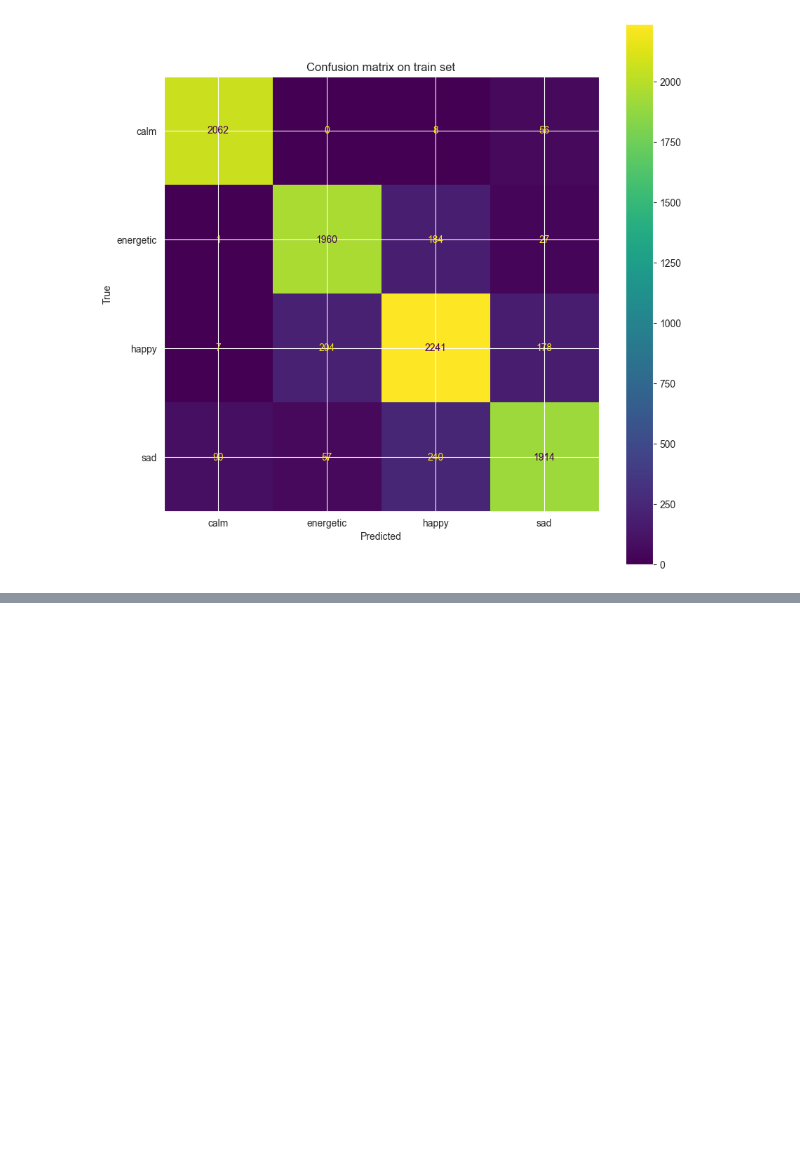
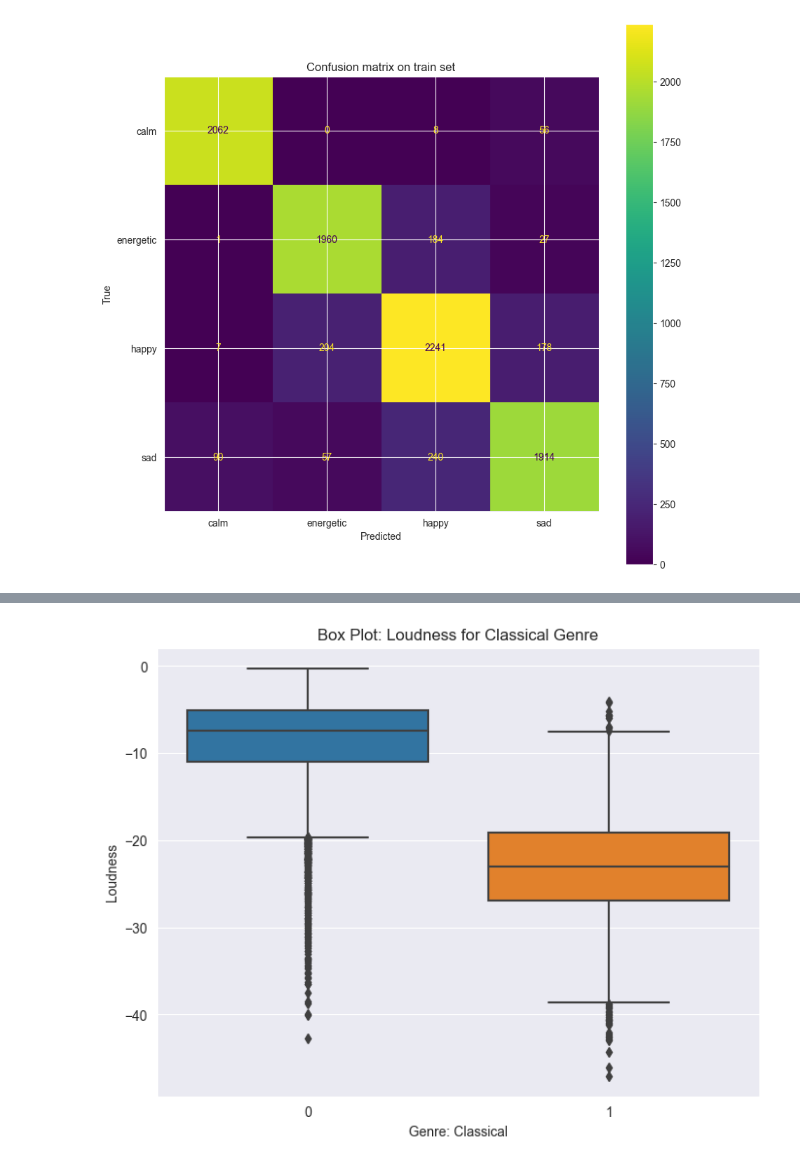
Before and after one commit to LiquiNaut/SUNS-zadanie-1, a Jupyter notebook: main.ipynb, the cells around one changed output, grey strips where cells are left out. Cells and saved outputs as stored; diff of their text form; code cells hidden in the pictures; blank space fills up the shorter version.

```diff
--- a/main.ipynb
+++ b/main.ipynb
@@ -291,0 +307,14 @@ plt.show()
+# %%
+# Vytvorenie box plotu
+plt.figure(figsize=(8, 6))
+sns.boxplot(data=df_ohwd, x="classical", y="loudness")
+
+# Pridajte popis osí a názov grafu
+plt.xlabel("Genre: Classical")
+plt.ylabel("Loudness")
+plt.title("Box Plot: Loudness for Classical Genre")
+
+# Zobrazenie grafu
+plt.show()
+# %% [output]
+[figure, added]
```
Also changed, not shown: parts of 12 cells of this notebook, 4 other files.
